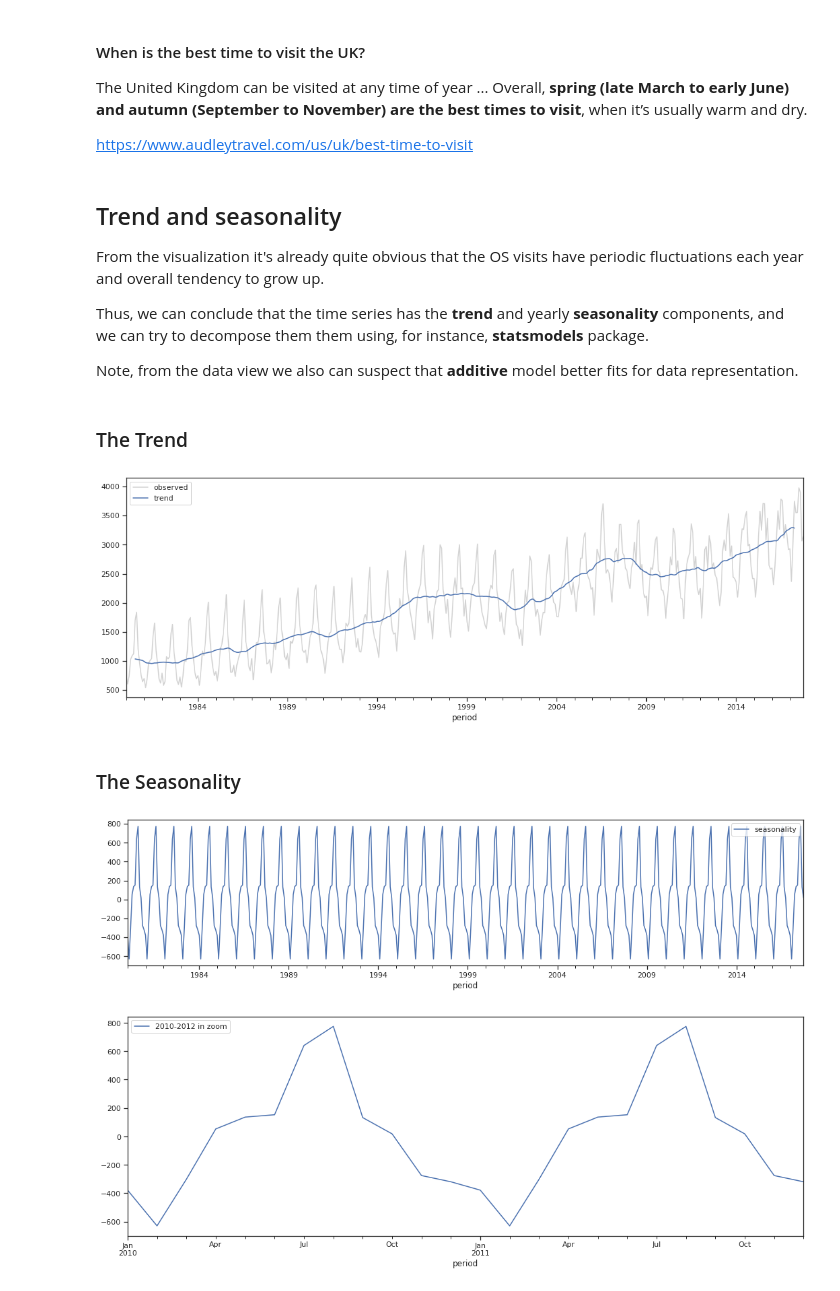
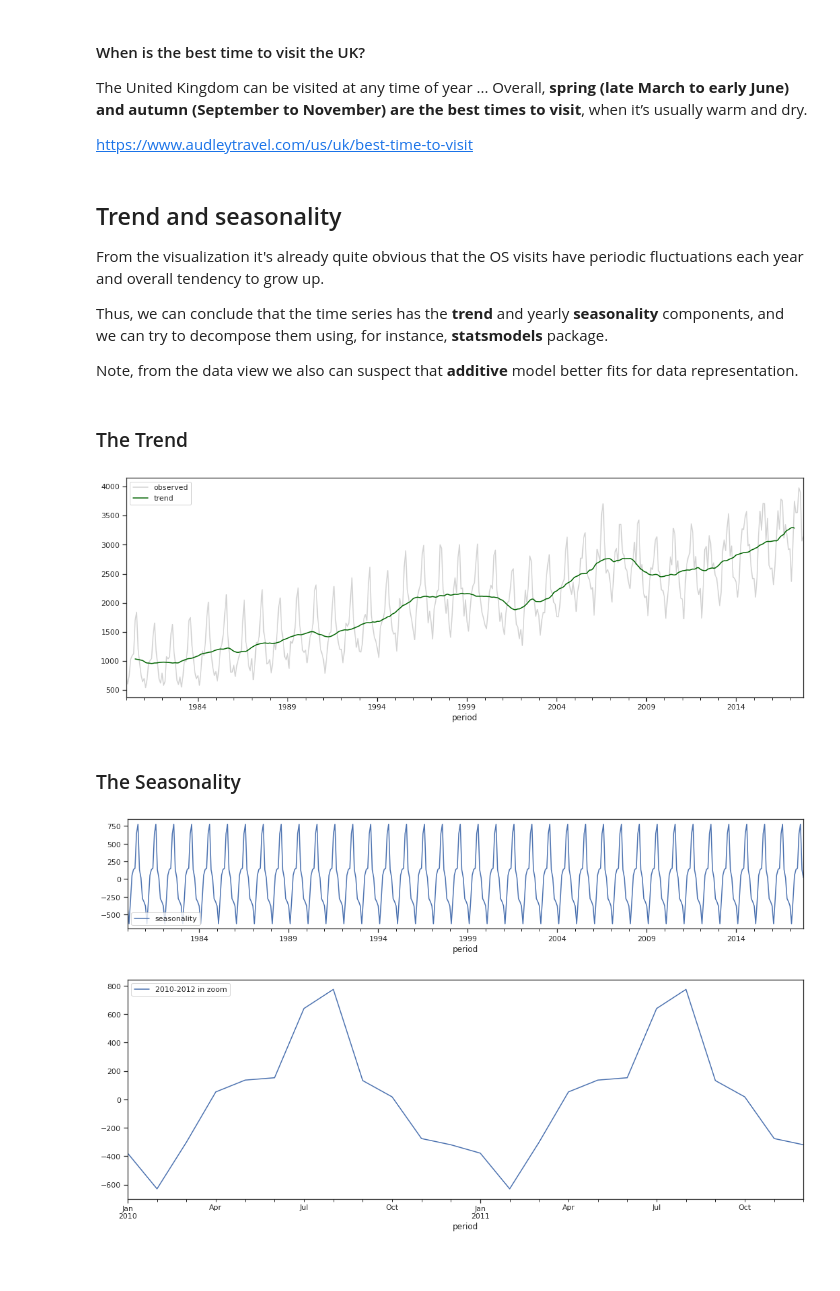
Before and after one commit to castudil/Machine-Learning, a Jupyter notebook: look-into-the-data.ipynb, the cells around one changed output. Drawn from its saved outputs; the diff is of its cells as text; code cells hidden in the pictures; blank space fills up the shorter version.

```diff
--- a/look-into-the-data.ipynb
+++ b/look-into-the-data.ipynb
@@ -110,7 +134,7 @@ https://www.audleytravel.com/us/uk/best-time-to-visit
 
 From the visualization it's already quite obvious that the OS visits have periodic fluctuations each year and overall tendency to grow up.
 
-Thus, we can conclude that the time series has the **trend** and yearly **seasonality** components, and we can try to decompose them them using, for instance, **statsmodels** package.
+Thus, we can conclude that the time series has the **trend** and yearly **seasonality** components, and we can try to decompose them using, for instance, **statsmodels** package.
 
 Note, from the data view we also can suspect that **additive** model better fits for data representation.
 # %%
@@ -130,22 +156,24 @@ residual = decomposition.resid
 # %% [markdown]
 ### The Trend
 # %%
+## ahora se realizan los gráficos uno a uno comenzando por la tendencia
 fig, ax = plt.subplots(figsize=(18,6))
 df.plot(x="period", y="value", ax=ax, label="observed", c='lightgrey')
-trend.plot(ax=ax, label="trend")
+trend.plot(ax=ax, label="trend", color="darkgreen") ## si se fijan aquí se está utilizando el objeto 'trend'
 plt.legend(loc='upper left')
 
 plt.savefig('images/intro-trend.png');
 # %% [output]
-[figure, old version]
+[figure, new version]
 # %% [markdown]
 ### The Seasonality
 # %%
-fig, ax = plt.subplots(figsize=(18,4))
-seasonal.plot(ax=ax, label="seasonality")
+## ahora es el turno de graficar la estacionalidad
+fig, ax = plt.subplots(figsize=(18,3)) ## aquí indicamos las proporciones del gráfico, que en este caso se hace un poco más delgados
+seasonal.plot(ax=ax, label="seasonality") # aquí se usa el objeto seasonal que se obtuvo los pasos anteriores
 plt.legend(loc='bottom left')
 
 plt.savefig('images/intro-seasonality.png');
 # %% [output]
-[figure, old version]
+[figure, new version]
 # %%
```
Also changed, not shown: parts of 9 cells of this notebook.
